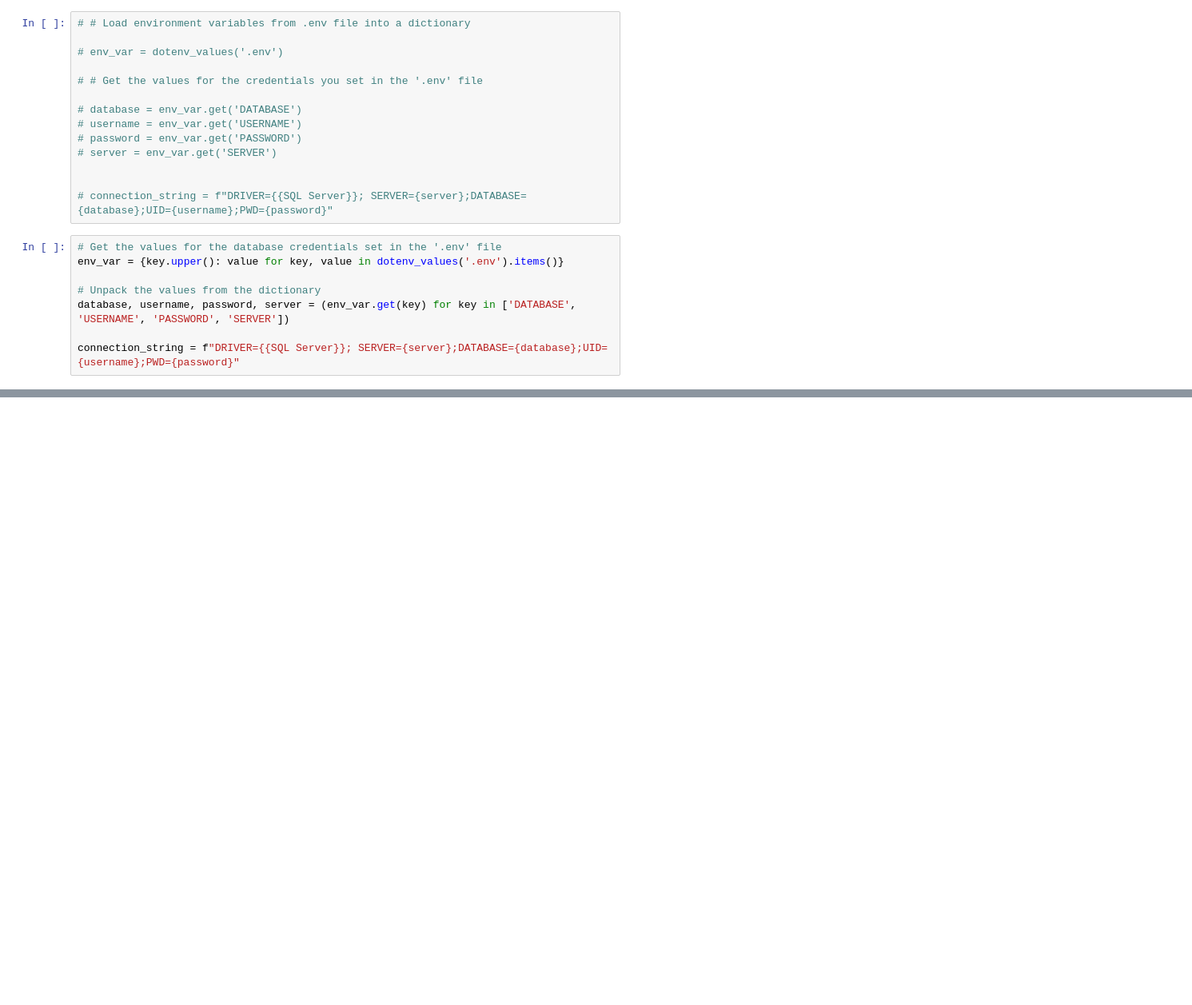
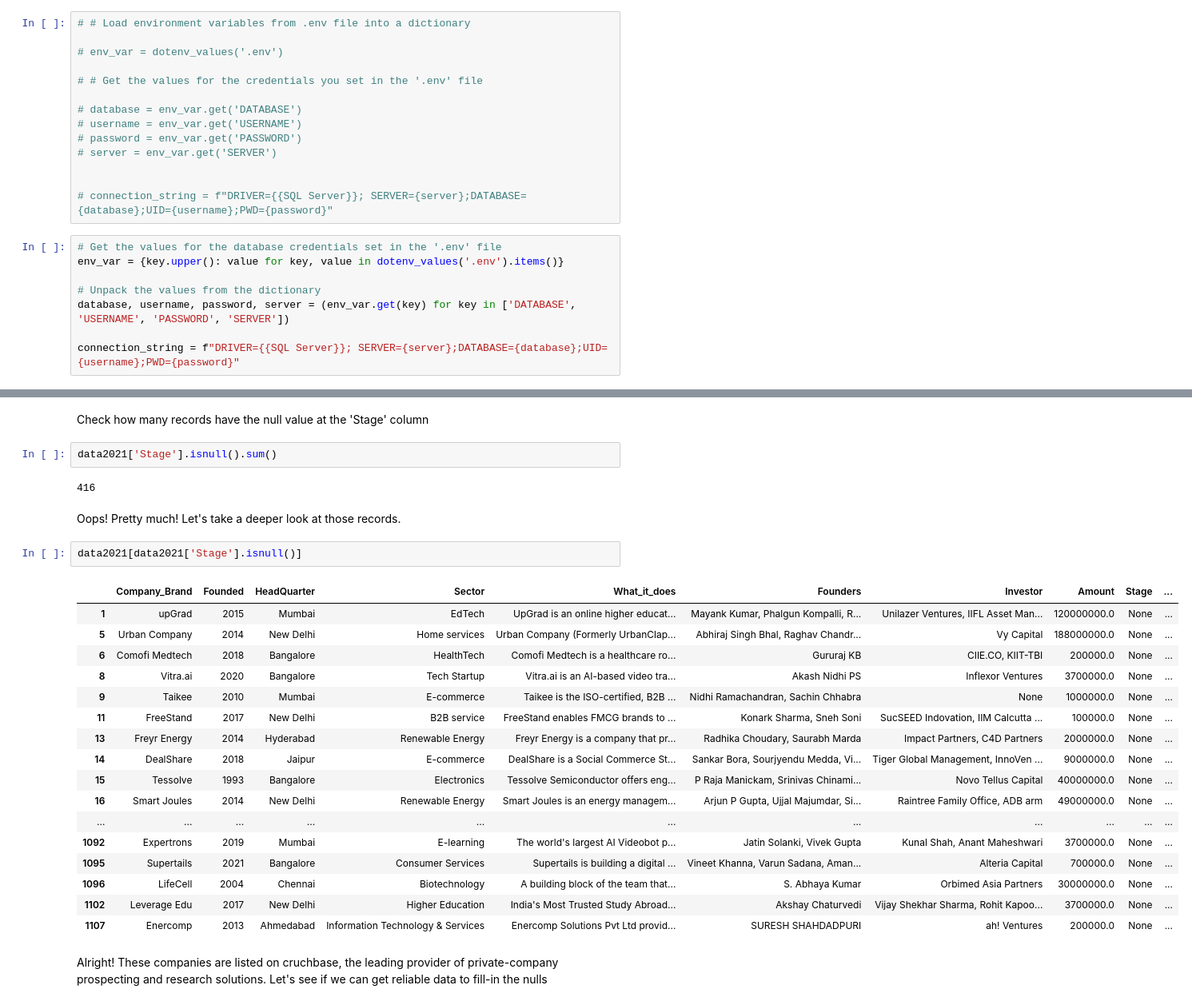
Before and after one commit to aaronayitey/Indian-Startup-Funding-Analysis, a Jupyter notebook: analysing_funding.ipynb, the cells around one changed output, grey strips where cells are left out. Shown at 80% size. Drawn from its saved outputs; the diff is of its cells as text; blank space fills up the shorter version.

```diff
--- a/analysing_funding.ipynb
+++ b/analysing_funding.ipynb
@@ -97,0 +372,30 @@ data2019.head()
+# %% [markdown]
+Check how many records have the null value at the 'Stage' column
+# %%
+data2021['Stage'].isnull().sum()
+# %% [output]
+416
+# %% [markdown]
+Oops! Pretty much! Let's take a deeper look at those records.
+# %%
+data2021[data2021['Stage'].isnull()]
+# %% [output]
+|  | Company_Brand | Founded | HeadQuarter | Sector | What_it_does | Founders | Investor | Amount | Stage | ... |
+| 1 | upGrad | 2015 | Mumbai | EdTech | UpGrad is an online higher educat... | Mayank Kumar, Phalgun Kompalli, R... | Unilazer Ventures, IIFL Asset Man... | 120000000.0 | None | ... |
+| 5 | Urban Company | 2014 | New Delhi | Home services | Urban Company (Formerly UrbanClap... | Abhiraj Singh Bhal, Raghav Chandr... | Vy Capital | 188000000.0 | None | ... |
+| 6 | Comofi Medtech | 2018 | Bangalore | HealthTech | Comofi Medtech is a healthcare ro... | Gururaj KB | CIIE.CO, KIIT-TBI | 200000.0 | None | ... |
+| 8 | Vitra.ai | 2020 | Bangalore | Tech Startup | Vitra.ai is an AI-based video tra... | Akash Nidhi PS | Inflexor Ventures | 3700000.0 | None | ... |
+| 9 | Taikee | 2010 | Mumbai | E-commerce | Taikee is the ISO-certified, B2B ... | Nidhi Ramachandran, Sachin Chhabra | None | 1000000.0 | None | ... |
+| 11 | FreeStand | 2017 | New Delhi | B2B service | FreeStand enables FMCG brands to ... | Konark Sharma, Sneh Soni | SucSEED Indovation, IIM Calcutta ... | 100000.0 | None | ... |
+| 13 | Freyr Energy | 2014 | Hyderabad | Renewable Energy | Freyr Energy is a company that pr... | Radhika Choudary, Saurabh Marda | Impact Partners, C4D Partners | 2000000.0 | None | ... |
+| 14 | DealShare | 2018 | Jaipur | E-commerce | DealShare is a Social Commerce St... | Sankar Bora, Sourjyendu Medda, Vi... | Tiger Global Management, InnoVen ... | 9000000.0 | None | ... |
+| 15 | Tessolve | 1993 | Bangalore | Electronics | Tessolve Semiconductor offers eng... | P Raja Manickam, Srinivas Chinami... | Novo Tellus Capital | 40000000.0 | None | ... |
+| 16 | Smart Joules | 2014 | New Delhi | Renewable Energy | Smart Joules is an energy managem... | Arjun P Gupta, Ujjal Majumdar, Si... | Raintree Family Office, ADB arm | 49000000.0 | None | ... |
+| ... | ... | ... | ... | ... | ... | ... | ... | ... | ... | ... |
+| 1092 | Expertrons | 2019 | Mumbai | E-learning | The world's largest AI Videobot p... | Jatin Solanki, Vivek Gupta | Kunal Shah, Anant Maheshwari | 3700000.0 | None | ... |
+| 1095 | Supertails | 2021 | Bangalore | Consumer Services | Supertails is building a digital ... | Vineet Khanna, Varun Sadana, Aman... | Alteria Capital | 700000.0 | None | ... |
+| 1096 | LifeCell | 2004 | Chennai | Biotechnology | A building block of the team that... | S. Abhaya Kumar | Orbimed Asia Partners | 30000000.0 | None | ... |
+| 1102 | Leverage Edu | 2017 | New Delhi | Higher Education | India's Most Trusted Study Abroad... | Akshay Chaturvedi | Vijay Shekhar Sharma, Rohit Kapoo... | 3700000.0 | None | ... |
+| 1107 | Enercomp | 2013 | Ahmedabad | Information Technology & Services | Enercomp Solutions Pvt Ltd provid... | SURESH SHAHDADPURI | ah! Ventures | 200000.0 | None | ... |
+# %% [markdown]
+Alright! These companies are listed on cruchbase, the leading provider of private-company prospecting and research solutions. Let's see if we can get reliable data to fill-in the nulls
```
Also changed, not shown: parts of 65 cells of this notebook.
